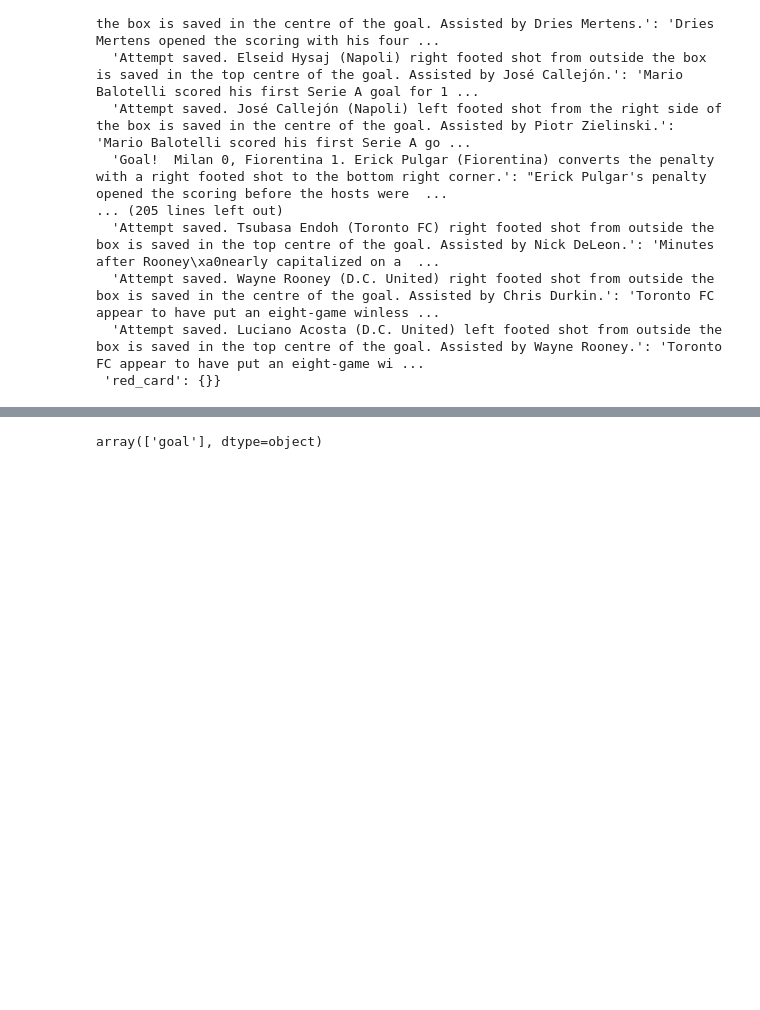
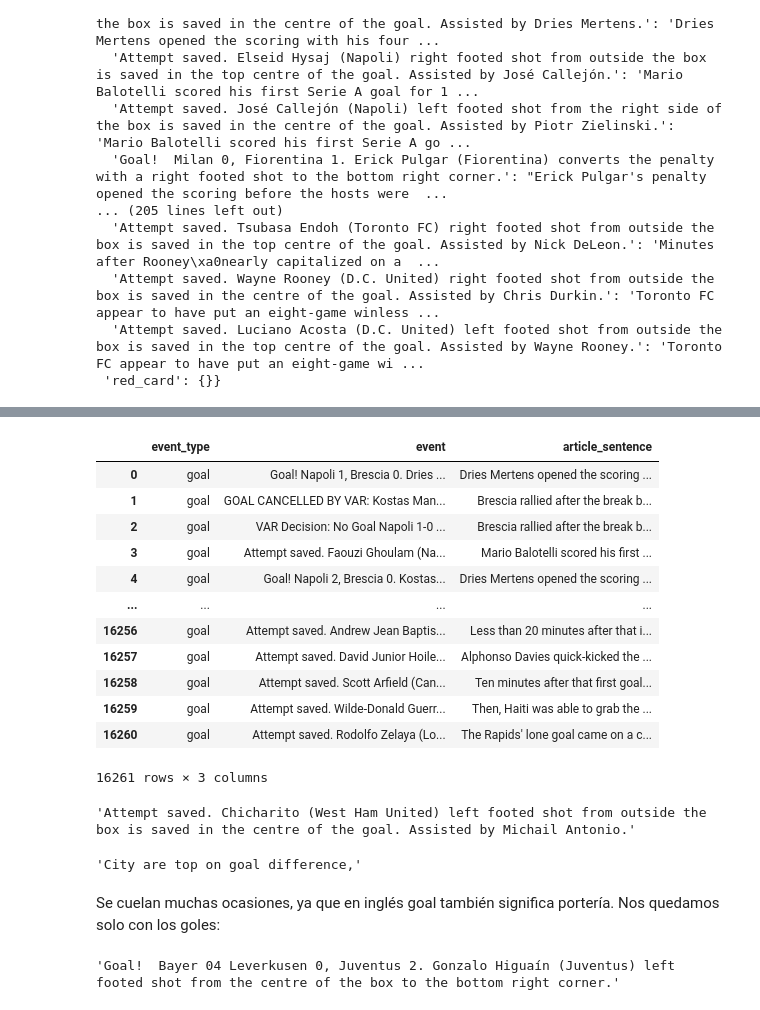
Before and after one commit to gscharly/master_ds_tfm, a Jupyter notebook: analysis/key_events_mapping.ipynb, the cells around one changed output, grey strips where cells are left out. Drawn from its saved outputs; the diff is of its cells as text; code cells hidden in the pictures; blank space fills up the shorter version.

```diff
--- a/analysis/key_events_mapping.ipynb
+++ b/analysis/key_events_mapping.ipynb
@@ -216,6 +170,28 @@ pd_df_read
 # %%
 pd_df_map = pd.read_csv(map_path)
 # %%
-pd_df_map['event_type'].unique()
+pd_df_map
 # %% [output]
+|  | event_type | event | article_sentence |
+| 0 | goal | Goal! Napoli 1, Brescia 0. Dries ... | Dries Mertens opened the scoring ... |
+| 1 | goal | GOAL CANCELLED BY VAR: Kostas Man... | Brescia rallied after the break b... |
+| 2 | goal | VAR Decision: No Goal Napoli 1-0 ... | Brescia rallied after the break b... |
+| 3 | goal | Attempt saved. Faouzi Ghoulam (Na... | Mario Balotelli scored his first ... |
+| 4 | goal | Goal! Napoli 2, Brescia 0. Kostas... | Dries Mertens opened the scoring ... |
+| ... | ... | ... | ... |
+| 16256 | goal | Attempt saved. Andrew Jean Baptis... | Less than 20 minutes after that i... |
+| 16257 | goal | Attempt saved. David Junior Hoile... | Alphonso Davies quick-kicked the ... |
+| 16258 | goal | Attempt saved. Scott Arfield (Can... | Ten minutes after that first goal... |
+| 16259 | goal | Attempt saved. Wilde-Donald Guerr... | Then, Haiti was able to grab the ... |
+| 16260 | goal | Attempt saved. Rodolfo Zelaya (Lo... | The Rapids' lone goal came on a c... |
-array(['goal'], dtype=object)
+16261 rows × 3 columns
+# %%
+pd_df_map.iloc[12011]['event']
+# %% [output]
+'Attempt saved. Chicharito (West Ham United) left footed shot from outside the box is saved in the centre of the goal. Assisted by Michail Antonio.'
+# %%
+pd_df_map.iloc[12005]['article_sentence']
+# %% [output]
+'City are top on goal difference,'
+# %% [markdown]
+Se cuelan muchas ocasiones, ya que en inglés goal también significa portería. Nos quedamos solo con los goles:
@@ -221,0 +200,4 @@ array(['goal'], dtype=object)
+# %%
+pd_df_goal.iloc[406]['event']
+# %% [output]
+'Goal!  Bayer 04 Leverkusen 0, Juventus 2. Gonzalo Higuaín (Juventus) left footed shot from the centre of the box to the bottom right corner.'
```
Also changed, not shown: parts of 8 cells of this notebook, 4 other files.
